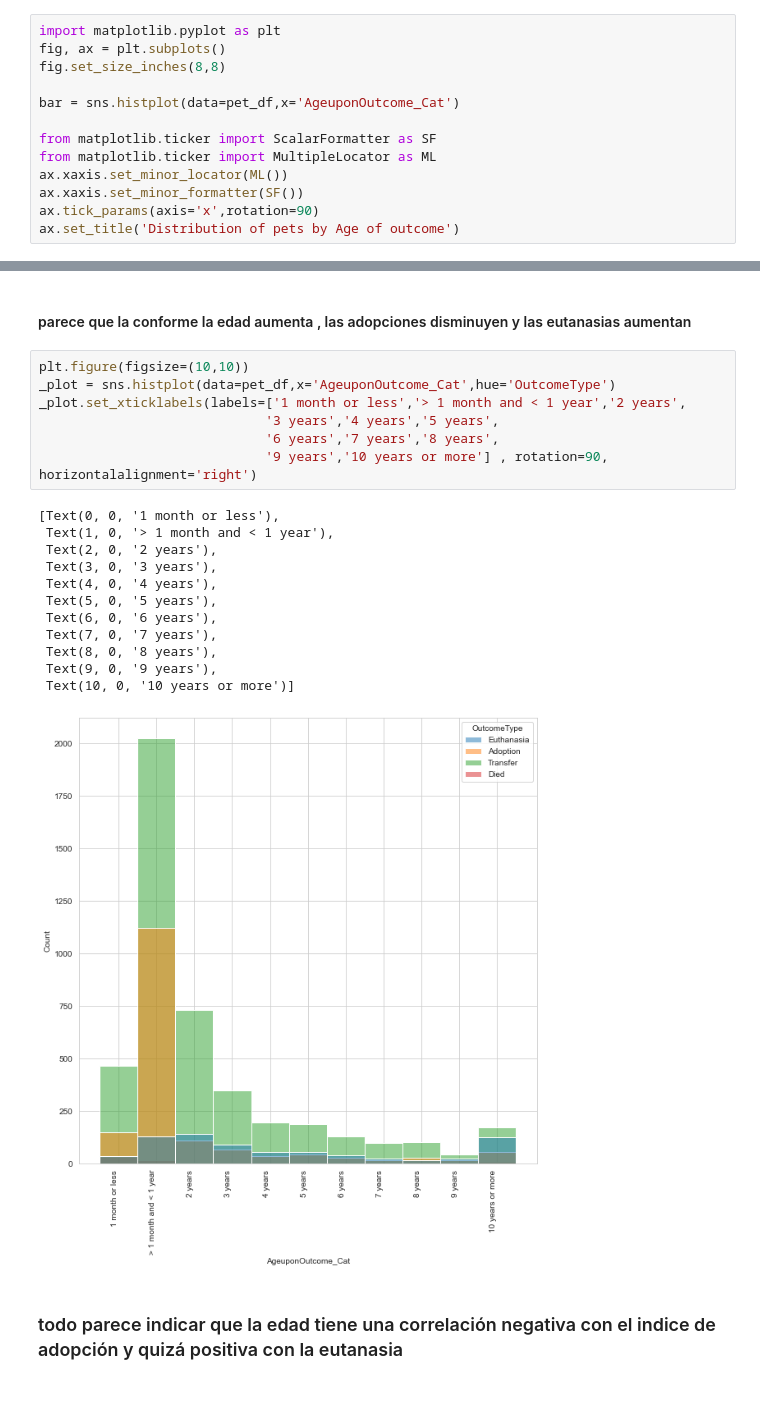
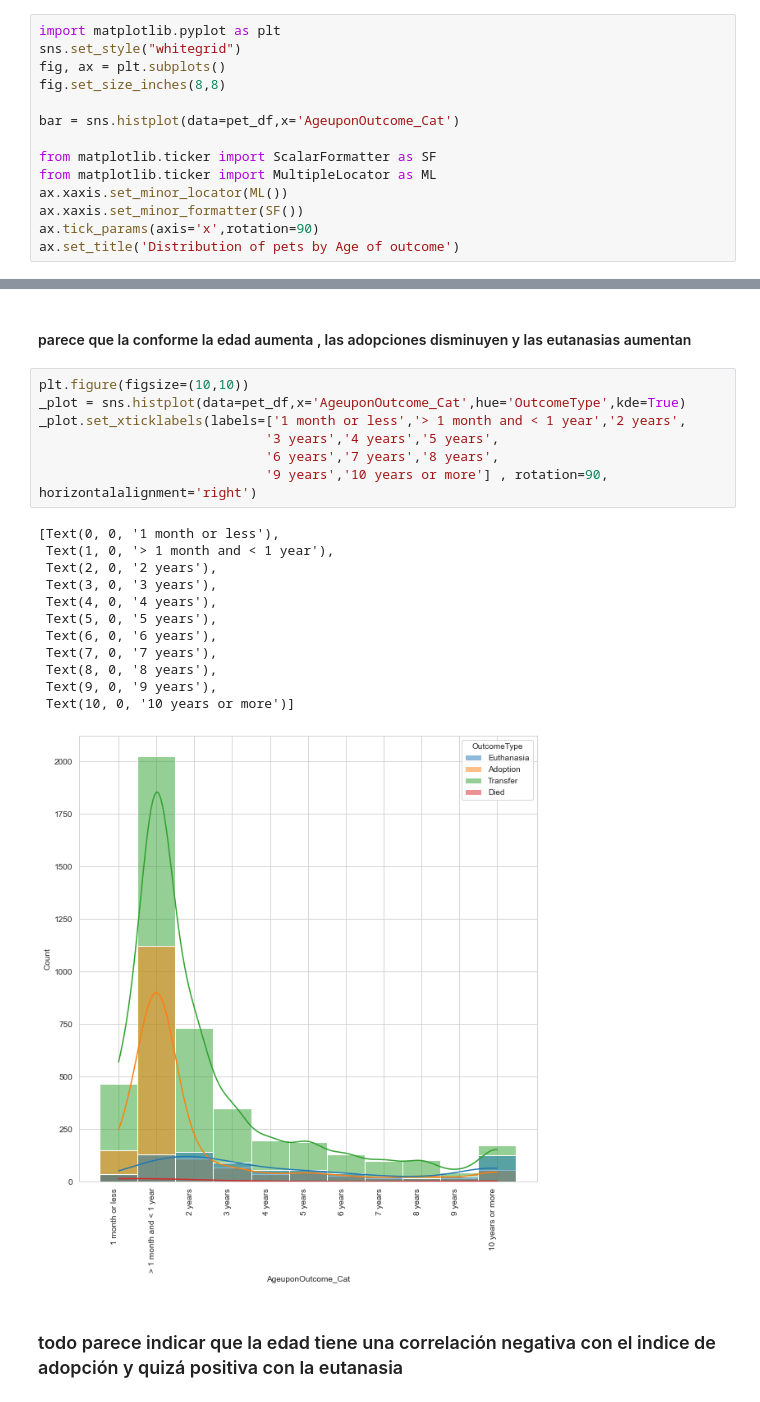
Before and after one commit to ironhack-bcn-data-pt/PR05-project-statistical-analysis, a Jupyter notebook: Project_05_pets.ipynb, the cells around one changed output, grey strips where cells are left out. Drawn from its saved outputs; the diff is of its cells as text.

```diff
--- a/Project_05_pets.ipynb
+++ b/Project_05_pets.ipynb
@@ -219,6 +229,7 @@ order_bins =['1 month or less','> 1 month and < 1 year','2 years','3 years','4 y
 pet_df['AgeuponOutcome_Cat'] = pd.Categorical(pet_df['AgeuponOutcome'], order_bins)
 # %%
 import matplotlib.pyplot as plt
+sns.set_style("whitegrid")
 fig, ax = plt.subplots()
 fig.set_size_inches(8,8)
 
@@ -281,24 +292,24 @@ sns.histplot(data=pet_df[pet_df['AgeuponOutcome_Cat'].isin(['2 years','3 years',
 #### parece que la conforme la edad aumenta ,  las adopciones disminuyen y las eutanasias aumentan
 # %%
 plt.figure(figsize=(10,10))
-_plot = sns.histplot(data=pet_df,x='AgeuponOutcome_Cat',hue='OutcomeType')
+_plot = sns.histplot(data=pet_df,x='AgeuponOutcome_Cat',hue='OutcomeType',kde=True)
 _plot.set_xticklabels(labels=['1 month or less','> 1 month and < 1 year','2 years',
                              '3 years','4 years','5 years',
                              '6 years','7 years','8 years',
                              '9 years','10 years or more'] , rotation=90, horizontalalignment='right')
 # %% [output]
 [Text(0, 0, '1 month or less'),
  Text(1, 0, '> 1 month and < 1 year'),
  Text(2, 0, '2 years'),
  Text(3, 0, '3 years'),
  Text(4, 0, '4 years'),
  Text(5, 0, '5 years'),
  Text(6, 0, '6 years'),
  Text(7, 0, '7 years'),
  Text(8, 0, '8 years'),
  Text(9, 0, '9 years'),
  Text(10, 0, '10 years or more')]
-[figure, old version]
+[figure, new version]
 # %% [markdown]
 ### todo parece indicar que la edad tiene una correlación negativa con el indice de adopción y quizá positiva con la eutanasia
 # %%
```
Also changed, not shown: parts of 37 cells of this notebook.
